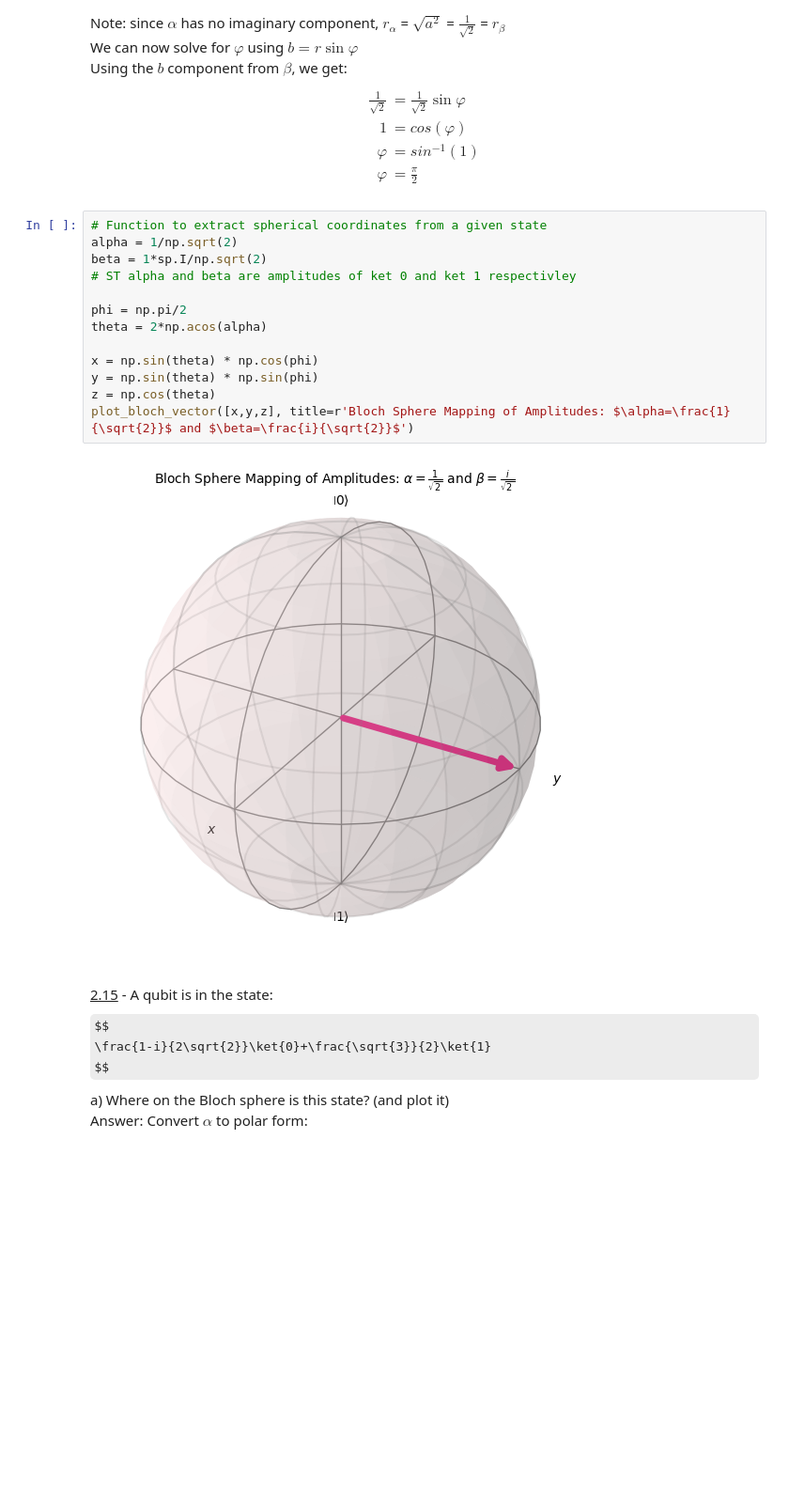
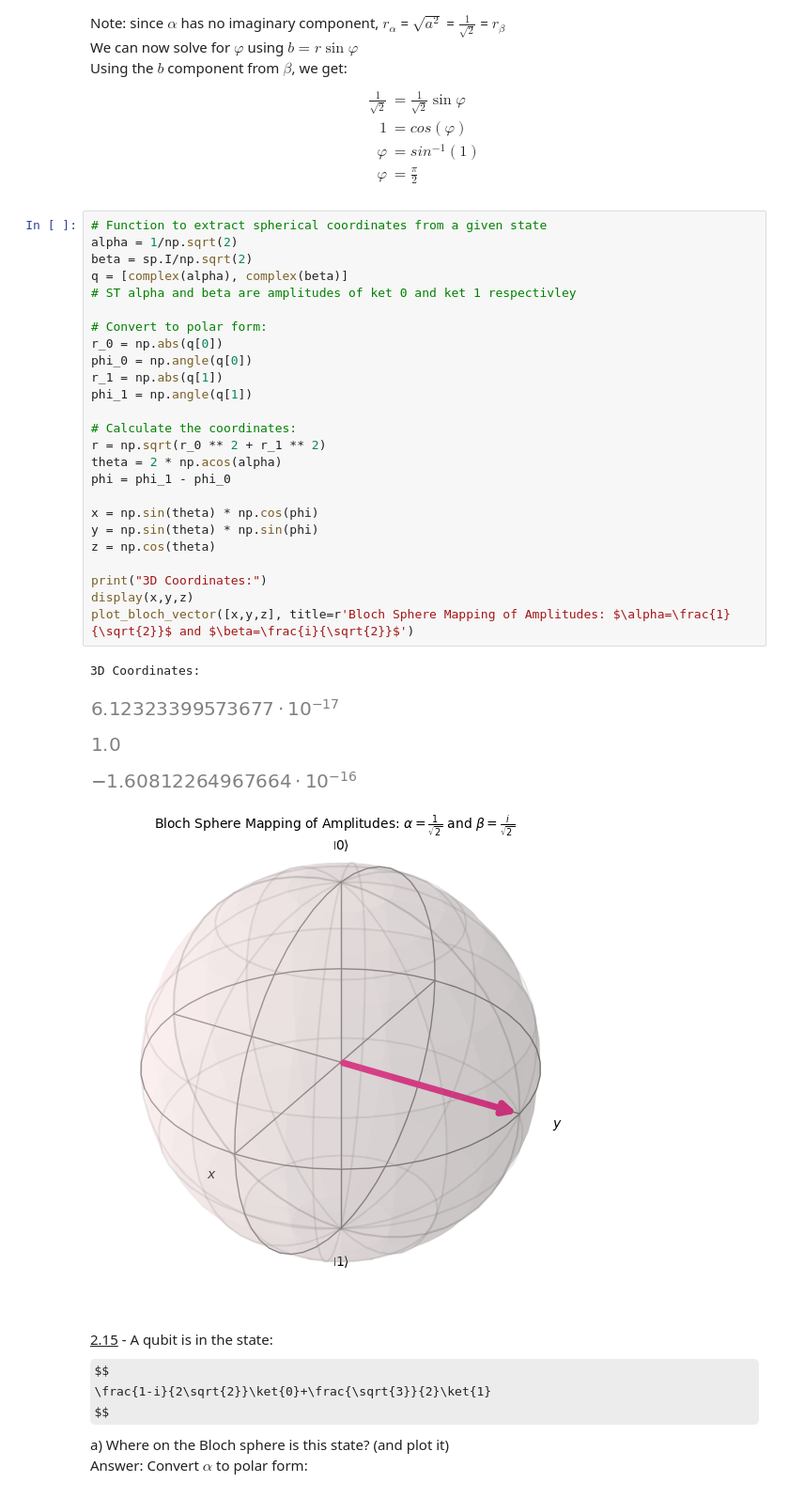
Before and after one commit to Artuk009/QuantumComputing, a Jupyter notebook: PracticeProblems_TWong/Chapter2.ipynb, the cells around one changed output. Shown at 94% size. Drawn from its saved outputs; the diff is of its cells as text; some formulas as TeX source; blank space fills up the shorter version.

```diff
--- a/PracticeProblems_TWong/Chapter2.ipynb
+++ b/PracticeProblems_TWong/Chapter2.ipynb
@@ -134,18 +135,34 @@ Using the $b$ component from $\beta$, we get:<br>
 # %%
 # Function to extract spherical coordinates from a given state
 alpha = 1/np.sqrt(2)
-beta = 1*sp.I/np.sqrt(2)
+beta = sp.I/np.sqrt(2)
+q = [complex(alpha), complex(beta)]
 # ST alpha and beta are amplitudes of ket 0 and ket 1 respectivley
 
-phi = np.pi/2
-theta = 2*np.acos(alpha)
+# Convert to polar form:
+r_0 = np.abs(q[0])
+phi_0 = np.angle(q[0])
+r_1 = np.abs(q[1])
+phi_1 = np.angle(q[1])
+
+# Calculate the coordinates:
+r = np.sqrt(r_0 ** 2 + r_1 ** 2)
+theta = 2 * np.acos(alpha)
+phi = phi_1 - phi_0
 
 x = np.sin(theta) * np.cos(phi)
 y = np.sin(theta) * np.sin(phi)
 z = np.cos(theta)
+
+print("3D Coordinates:")
+display(x,y,z)
 plot_bloch_vector([x,y,z], title=r'Bloch Sphere Mapping of Amplitudes: $\alpha=\frac{1}{\sqrt{2}}$ and $\beta=\frac{i}{\sqrt{2}}$')
 # %% [output]
+3D Coordinates:
-[figure, old version]
+[figure, new version]
+[figure, added]
+[figure, added]
+[figure, added]
 # %% [markdown]
 <u>2.15</u> - A qubit is in the state: <br>
 $$
```
Also changed, not shown: parts of 9 cells of this notebook.
